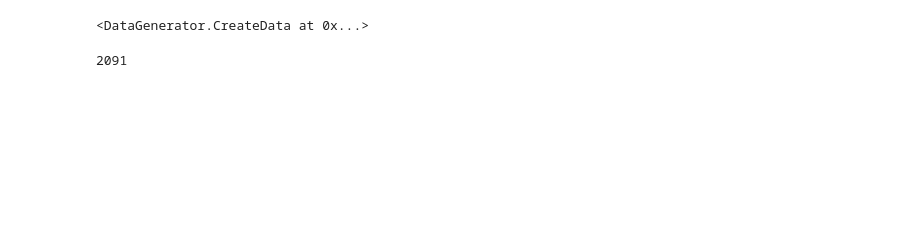
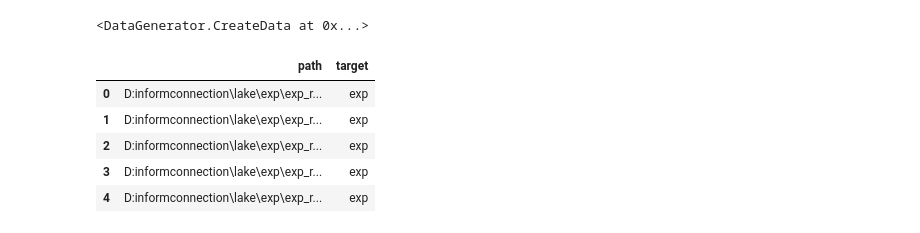
Before and after one commit to Dzhalolov/machine_learning, a Jupyter notebook: infotelecs/RecognizeWithNeuralNetwork.ipynb, the cells around one changed output. Saved outputs shown, nothing was run; the diff lists cells and outputs as text; code cells hidden in the pictures; blank space fills up the shorter version.

```diff
--- a/infotelecs/RecognizeWithNeuralNetwork.ipynb
+++ b/infotelecs/RecognizeWithNeuralNetwork.ipynb
@@ -26,9 +24,14 @@ base_tile_dir = smth_base + 'train\\*'
 df = pd.DataFrame({'path': glob(os.path.join(base_tile_dir, '*.jpg'))})
 df['target'] = df['path'].apply(lambda x: x.split('\\')[2])
-# %%
-np.unique(df['target'])
-# %% [output]
-2091
+# %%
+df.head()
+# %% [output]
+|  | path | target |
+| 0 | D:informconnection\lake\exp\exp_r... | exp |
+| 1 | D:informconnection\lake\exp\exp_r... | exp |
+| 2 | D:informconnection\lake\exp\exp_r... | exp |
+| 3 | D:informconnection\lake\exp\exp_r... | exp |
+| 4 | D:informconnection\lake\exp\exp_r... | exp |
 # %%
 import PIL
 from PIL import Image
```
Also changed, not shown: parts of 22 cells of this notebook, 2 other files.
